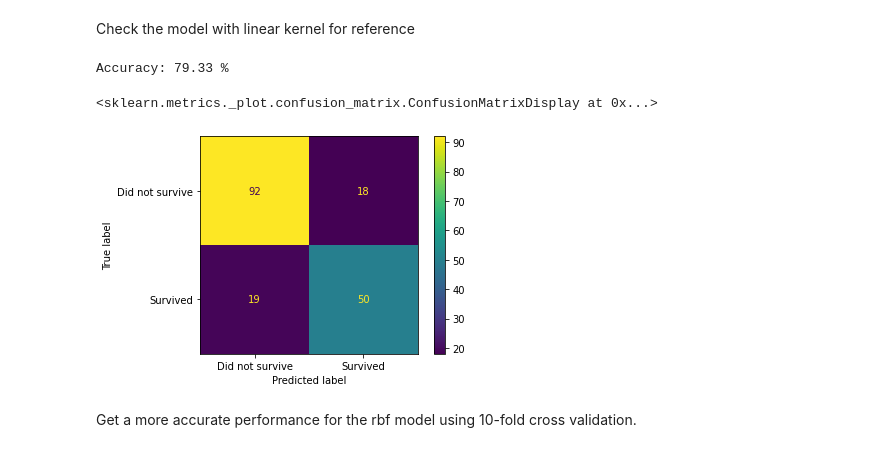
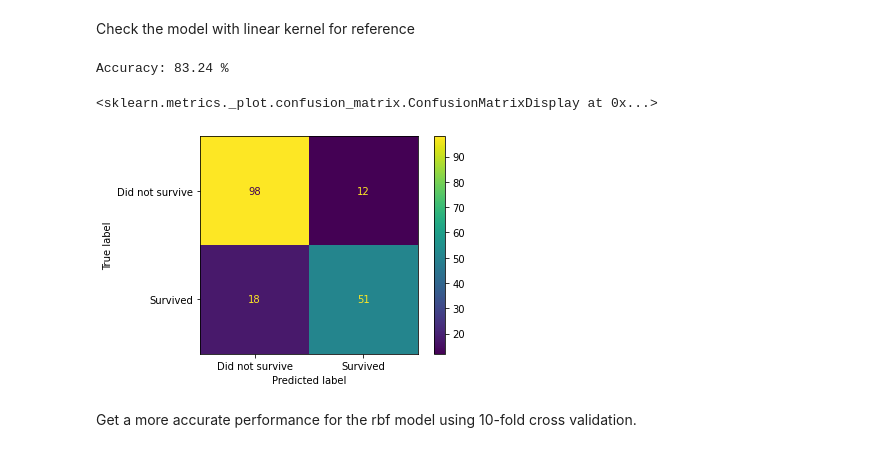
Before and after one commit to yannarosh/titanic-machine-learning-from-disaster, a Jupyter notebook: Titanic - SVM.ipynb, the cells around one changed output. Saved outputs shown, nothing was run; the diff lists cells and outputs as text; code cells hidden in the pictures.

```diff
--- a/Titanic - SVM.ipynb
+++ b/Titanic - SVM.ipynb
@@ -421,10 +435,10 @@ Fit the Support Vector Machine with rbf kernel and some regularization. Then pre
 # %%
 #train
-classifier = SVC(kernel='rbf',gamma=0.3, C=0.5, random_state = 420)
-classifier.fit(X_train_st_all, y_train)
+classifier = SVC(kernel='rbf',gamma=0.3, C=0.5, random_state = seed)
+classifier.fit(X_train_fs, y_train)
 
 #predict
-y_pred = classifier.predict(X_test_st_all)
+y_pred = classifier.predict(X_test_fs)
 
 #results
 acc = accuracy_score(y_test, y_pred)
@@ -432,6 +446,6 @@ cm = confusion_matrix(y_test, y_pred)
 print('Accuracy: {:.2f} %'.format(acc * 100))
 
 plot_confusion_matrix(classifier,
-                     X_test_st_all,
+                     X_test_fs,
                      y_test, display_labels=['Did not survive', 'Survived'])
 # %% [output]
@@ -442,22 +456,22 @@ Accuracy: 80.45 %
 Check the model with linear kernel for reference
 # %%
 #train
-classifier = SVC(kernel='linear', random_state = 420)
-classifier.fit(X_train_st_all, y_train)
+classifier = SVC(kernel='linear', random_state = seed)
+classifier.fit(X_train_fs, y_train)
 
 #predict
-y_pred = classifier.predict(X_test_st_all)
+y_pred = classifier.predict(X_test_fs)
 
 #results
 acc = accuracy_score(y_test, y_pred)
 cm = confusion_matrix(y_test, y_pred)
 print('Accuracy: {:.2f} %'.format(acc * 100))
 plot_confusion_matrix(classifier,
-                     X_test_st_all,
+                     X_test_fs,
                      y_test, display_labels=['Did not survive', 'Survived'])
 # %% [output]
-Accuracy: 79.33 %
+Accuracy: 83.24 %
 <sklearn.metrics._plot.confusion_matrix.ConfusionMatrixDisplay at 0x...>
-[figure, old version]
+[figure, new version]
 # %% [markdown]
 Get a more accurate performance for the rbf model using 10-fold cross validation.
```
Also changed, not shown: parts of 33 cells of this notebook, 4 other files.
